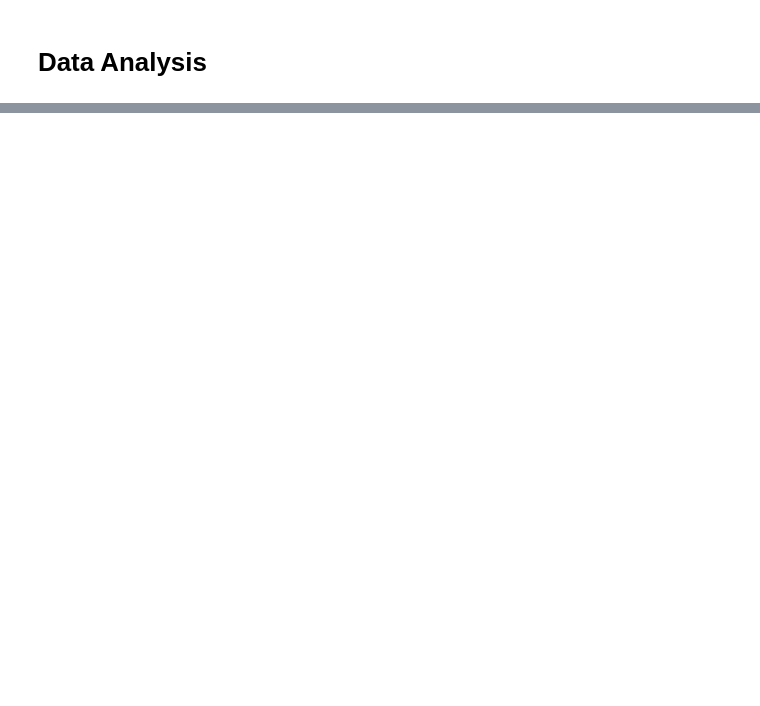
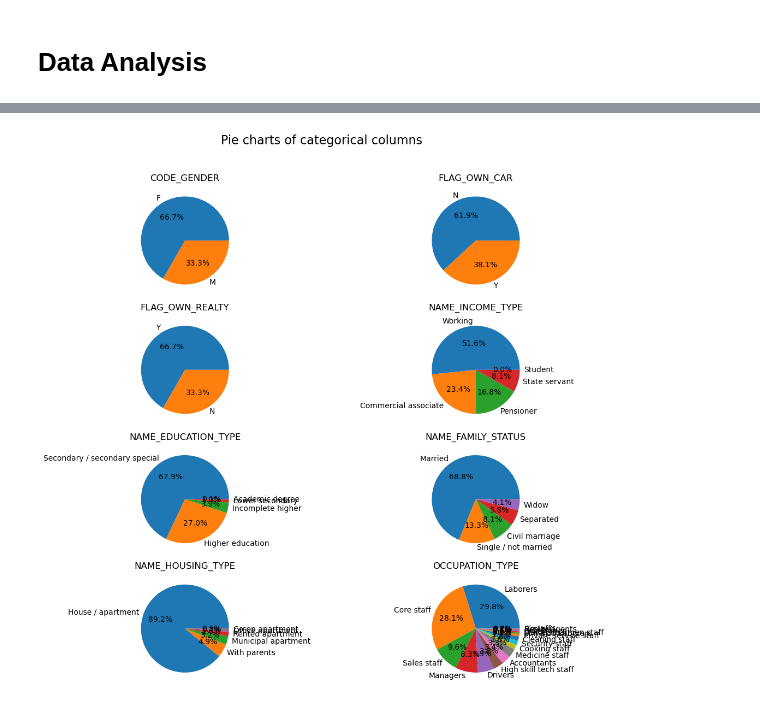
Before and after one commit to Timofeid/berkeley_capstone_project, a Jupyter notebook: notebook.ipynb, the cells around one changed output, grey strips where cells are left out. Cells and saved outputs as stored; diff of their text form; code cells hidden in the pictures; blank space fills up the shorter version.

```diff
--- a/notebook.ipynb
+++ b/notebook.ipynb
@@ -82,0 +264,12 @@ Name: count, dtype: int64
+# %%
+# plot pie chart for categorical features
+fig, axes = plt.subplots(4, 2, figsize=(12, 10))
+for i, col in enumerate(valid_applications.select_dtypes(include='object').columns):
+    valid_applications[col].value_counts().plot.pie(autopct='%1.1f%%', ax=axes[i//2, i%2])
+    axes[i//2, i%2].set_ylabel('')
+    axes[i//2, i%2].set_title(col)
+
+plt.suptitle('Pie charts of categorical columns', y=1.02, size=16)
+plt.tight_layout()
+# %% [output]
+[figure, added]
```
Also changed, not shown: parts of 26 cells of this notebook, 1 other file.
